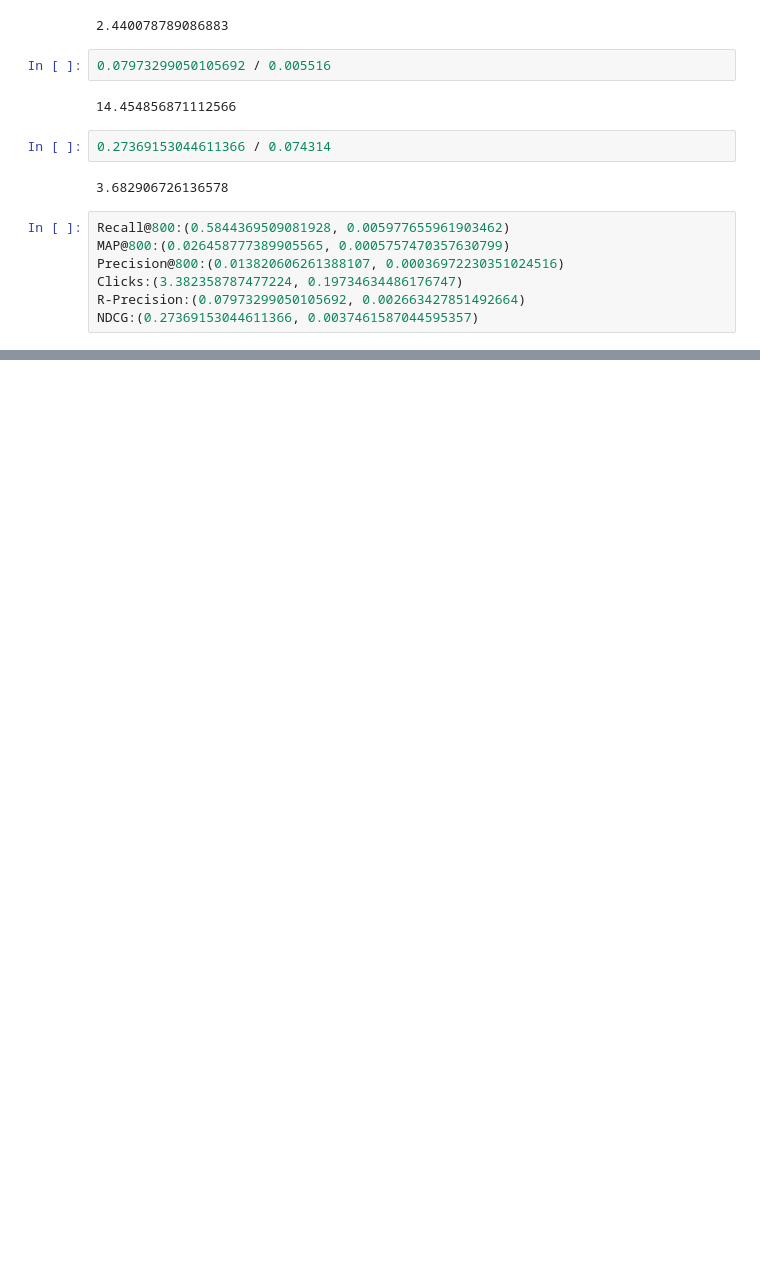
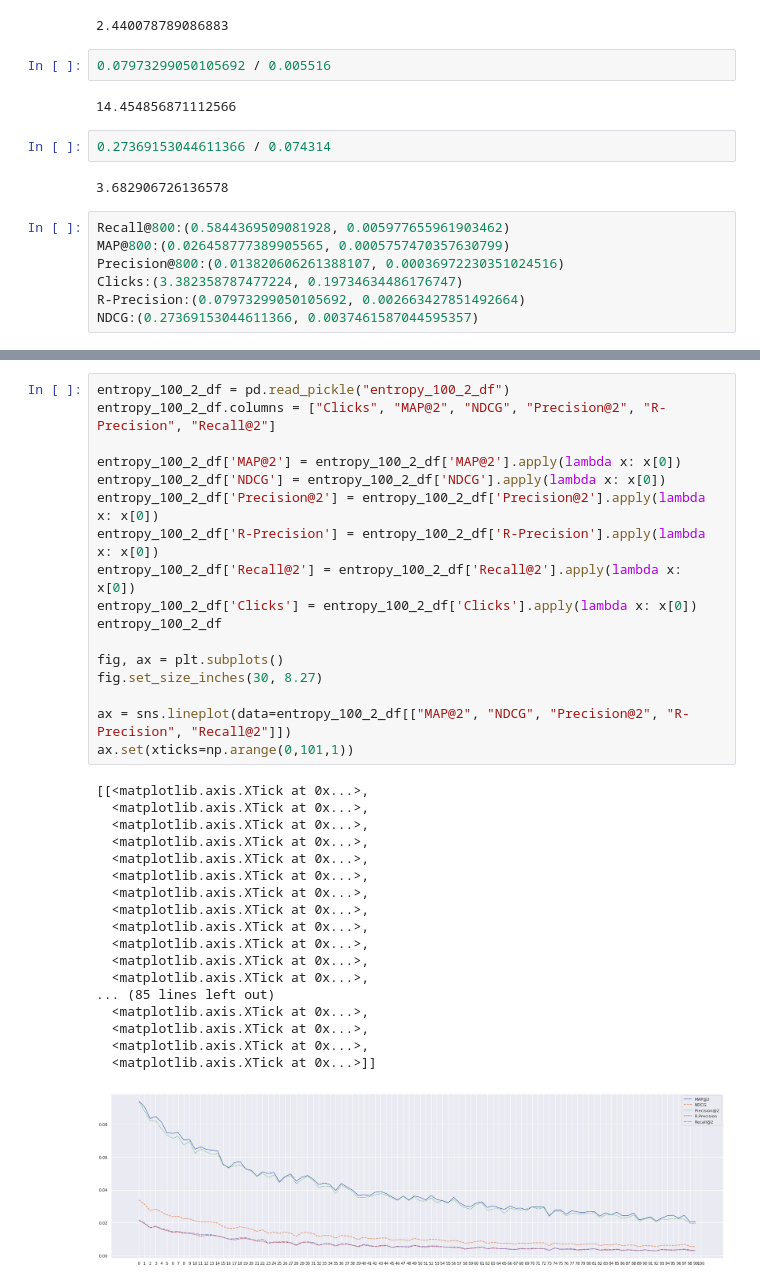
Before and after one commit to wuga214/Q-VAE-Recommendation, a Jupyter notebook: Kai Plot/Plot.ipynb, the cells around one changed output, grey strips where cells are left out. Saved outputs shown, nothing was run; the diff lists cells and outputs as text; blank space fills up the shorter version.

```diff
--- a/Kai Plot/Plot.ipynb
+++ b/Kai Plot/Plot.ipynb
@@ -130,0 +169,36 @@ NDCG:(0.27369153044611366, 0.0037461587044595357)
+# %%
+entropy_100_2_df = pd.read_pickle("entropy_100_2_df")
+entropy_100_2_df.columns = ["Clicks", "MAP@2", "NDCG", "Precision@2", "R-Precision", "Recall@2"]
+
+entropy_100_2_df['MAP@2'] = entropy_100_2_df['MAP@2'].apply(lambda x: x[0])
+entropy_100_2_df['NDCG'] = entropy_100_2_df['NDCG'].apply(lambda x: x[0])
+entropy_100_2_df['Precision@2'] = entropy_100_2_df['Precision@2'].apply(lambda x: x[0])
+entropy_100_2_df['R-Precision'] = entropy_100_2_df['R-Precision'].apply(lambda x: x[0])
+entropy_100_2_df['Recall@2'] = entropy_100_2_df['Recall@2'].apply(lambda x: x[0])
+entropy_100_2_df['Clicks'] = entropy_100_2_df['Clicks'].apply(lambda x: x[0])
+entropy_100_2_df
+
+fig, ax = plt.subplots()
+fig.set_size_inches(30, 8.27)
+
+ax = sns.lineplot(data=entropy_100_2_df[["MAP@2", "NDCG", "Precision@2", "R-Precision", "Recall@2"]])
+ax.set(xticks=np.arange(0,101,1))
+# %% [output]
+[[<matplotlib.axis.XTick at 0x...>,
+  <matplotlib.axis.XTick at 0x...>,
+  <matplotlib.axis.XTick at 0x...>,
+  <matplotlib.axis.XTick at 0x...>,
+  <matplotlib.axis.XTick at 0x...>,
+  <matplotlib.axis.XTick at 0x...>,
+  <matplotlib.axis.XTick at 0x...>,
+  <matplotlib.axis.XTick at 0x...>,
+  <matplotlib.axis.XTick at 0x...>,
+  <matplotlib.axis.XTick at 0x...>,
+  <matplotlib.axis.XTick at 0x...>,
+  <matplotlib.axis.XTick at 0x...>,
+... (85 lines left out)
+  <matplotlib.axis.XTick at 0x...>,
+  <matplotlib.axis.XTick at 0x...>,
+  <matplotlib.axis.XTick at 0x...>,
+  <matplotlib.axis.XTick at 0x...>]]
+[figure, added]
```
Also changed, not shown: parts of 23 cells of this notebook, 19 other files.
